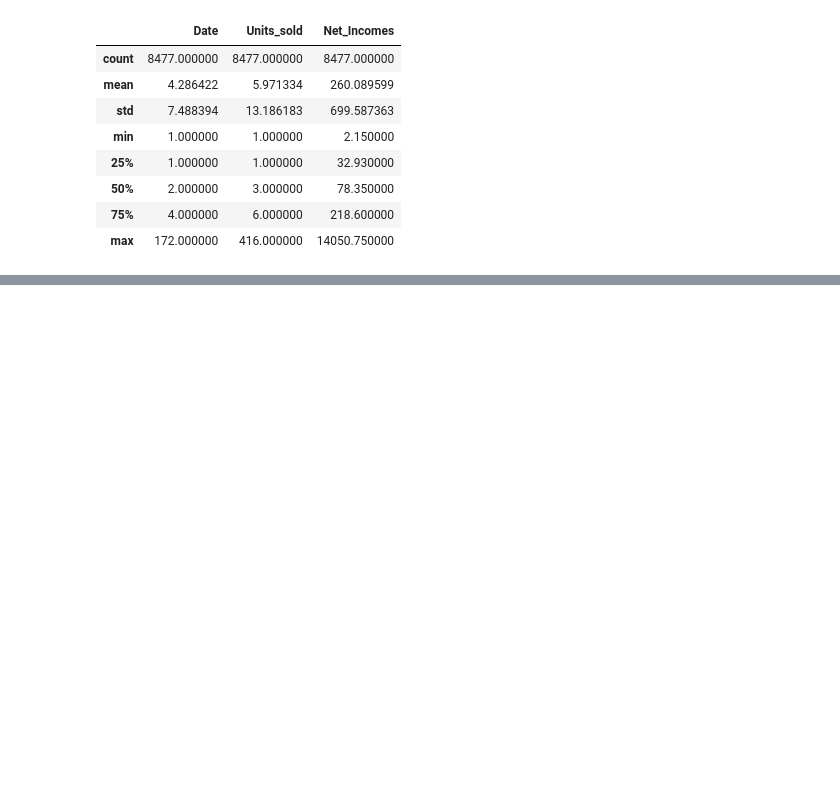
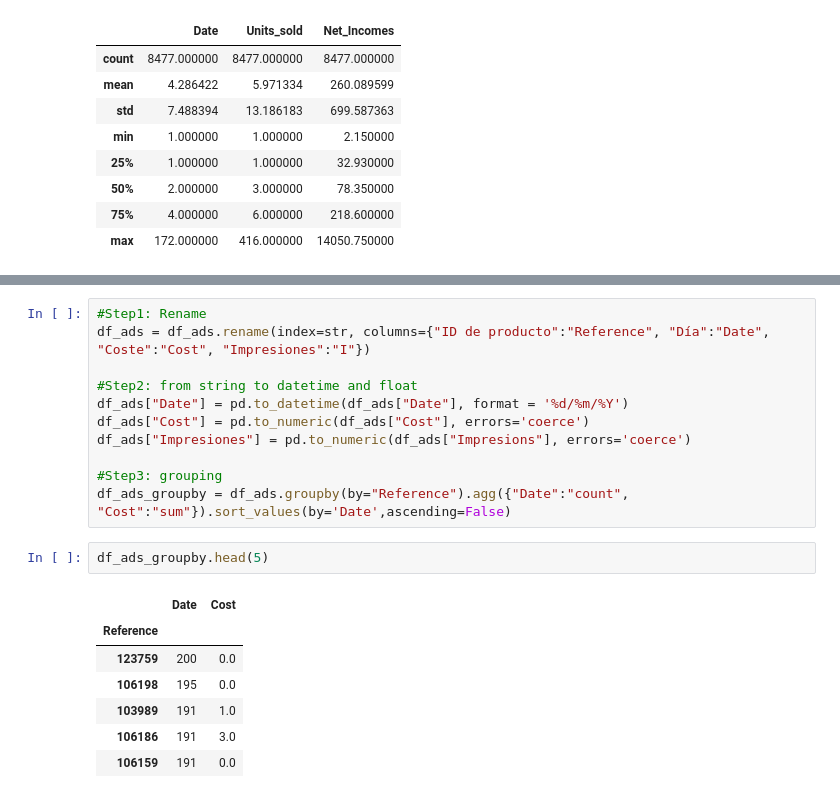
Before and after one commit to trimiguel/tfm, a Jupyter notebook: TOP_50_SKUS.ipynb, the cells around one changed output, grey strips where cells are left out. Drawn from its saved outputs; the diff is of its cells as text; blank space fills up the shorter version.

```diff
--- a/TOP_50_SKUS.ipynb
+++ b/TOP_50_SKUS.ipynb
@@ -133,0 +192,21 @@ df_bw_groupby[ df_bw_groupby["Date"]>30].head(30)
+# %%
+#Step1: Rename
+df_ads = df_ads.rename(index=str, columns={"ID de producto":"Reference", "Día":"Date", "Coste":"Cost", "Impresiones":"I"})
+
+#Step2: from string to datetime and float
+df_ads["Date"] = pd.to_datetime(df_ads["Date"], format = '%d/%m/%Y')
+df_ads["Cost"] = pd.to_numeric(df_ads["Cost"], errors='coerce')
+df_ads["Impresiones"] = pd.to_numeric(df_ads["Impresions"], errors='coerce')
+
+#Step3: grouping
+df_ads_groupby = df_ads.groupby(by="Reference").agg({"Date":"count", "Cost":"sum"}).sort_values(by='Date',ascending=False)
+# %%
+df_ads_groupby.head(5)
+# %% [output]
+|  | Date | Cost |
+| Reference |  |  |
+| 123759 | 200 | 0.0 |
+| 106198 | 195 | 0.0 |
+| 103989 | 191 | 1.0 |
+| 106186 | 191 | 3.0 |
+| 106159 | 191 | 0.0 |
```
Also changed, not shown: parts of 14 cells of this notebook.
